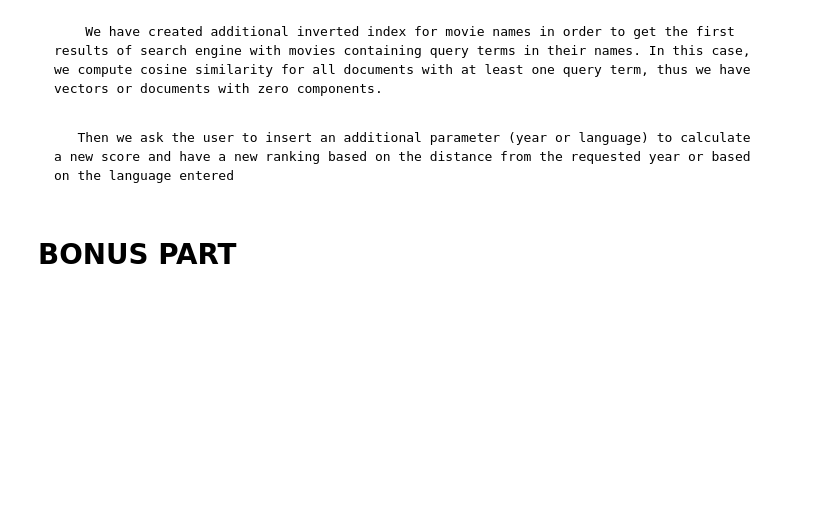
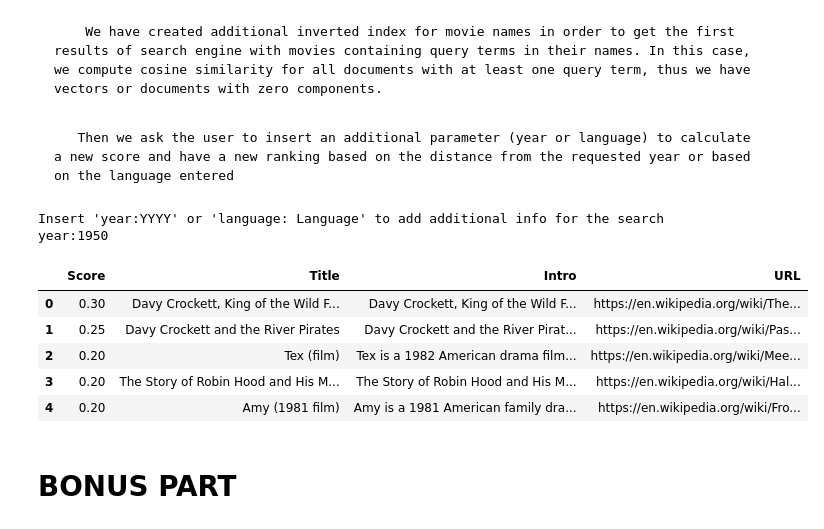
Before and after one commit to AntoCat93/HW3_G24, a Jupyter notebook: main.ipynb, the cells around one changed output. Saved outputs shown, nothing was run; the diff lists cells and outputs as text; code cells hidden in the pictures; blank space fills up the shorter version.

```diff
--- a/main.ipynb
+++ b/main.ipynb
@@ -53,3 +64,14 @@ search(3, 'Sherlokc Holmes', 3)
+# %%
+search(3, 'disney', 5)
+# %% [output]
+Insert 'year:YYYY' or 'language: Language' to add additional info for the search
+year:1950
+|  | Score | Title | Intro | URL |
+| 0 | 0.30 | Davy Crockett, King of the Wild F... | Davy Crockett, King of the Wild F... | https://en.wikipedia.org/wiki/The... |
+| 1 | 0.25 | Davy Crockett and the River Pirates | Davy Crockett and the River Pirat... | https://en.wikipedia.org/wiki/Pas... |
+| 2 | 0.20 | Tex (film) | Tex is a 1982 American drama film... | https://en.wikipedia.org/wiki/Mee... |
+| 3 | 0.20 | The Story of Robin Hood and His M... | The Story of Robin Hood and His M... | https://en.wikipedia.org/wiki/Hal... |
+| 4 | 0.20 | Amy (1981 film) | Amy is a 1981 American family dra... | https://en.wikipedia.org/wiki/Fro... |
 # %% [markdown]
 # BONUS PART
 # %%
```
Also changed, not shown: parts of 12 cells of this notebook, 1 other file.
